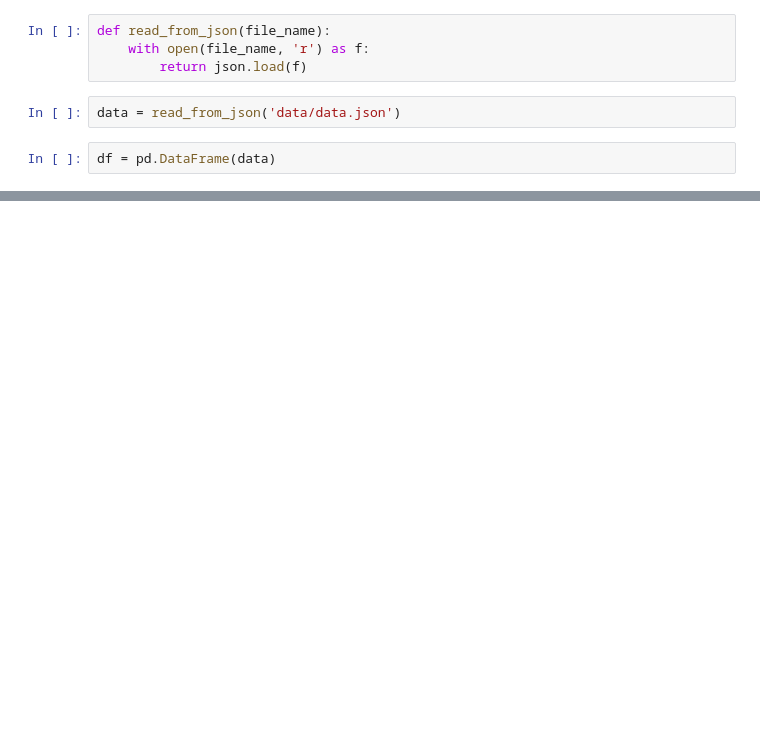
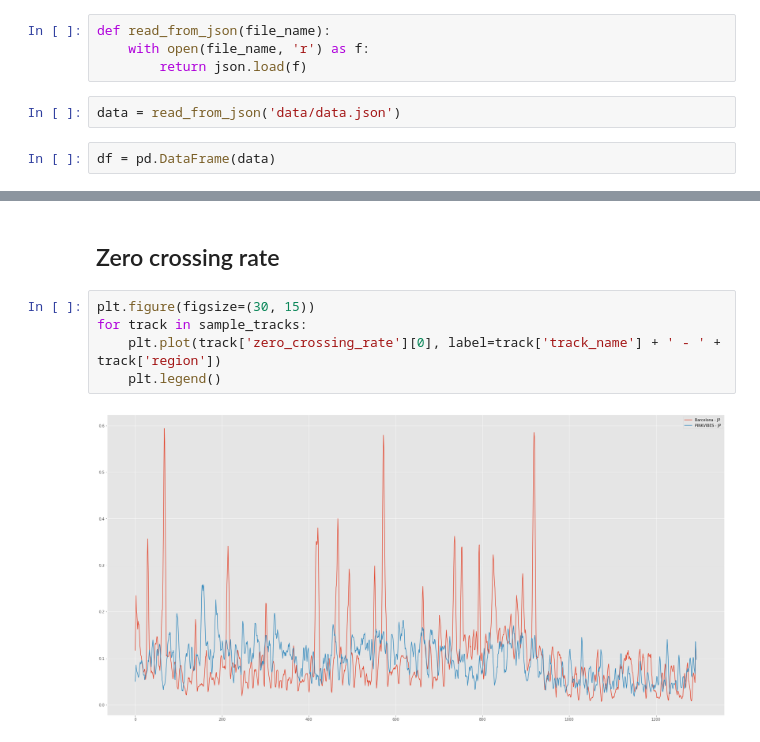
Before and after one commit to terabyte-tb/music-sympathy, a Jupyter notebook: checkpoint.ipynb, the cells around one changed output, grey strips where cells are left out. Drawn from its saved outputs; the diff is of its cells as text; blank space fills up the shorter version.

```diff
--- a/checkpoint.ipynb
+++ b/checkpoint.ipynb
@@ -78,0 +94,9 @@ df.head()
+# %% [markdown]
+## Zero crossing rate
+# %%
+plt.figure(figsize=(30, 15))
+for track in sample_tracks:
+    plt.plot(track['zero_crossing_rate'][0], label=track['track_name'] + ' - ' + track['region'])
+    plt.legend()
+# %% [output]
+[figure, added]
```
Also changed, not shown: parts of 7 cells of this notebook.
